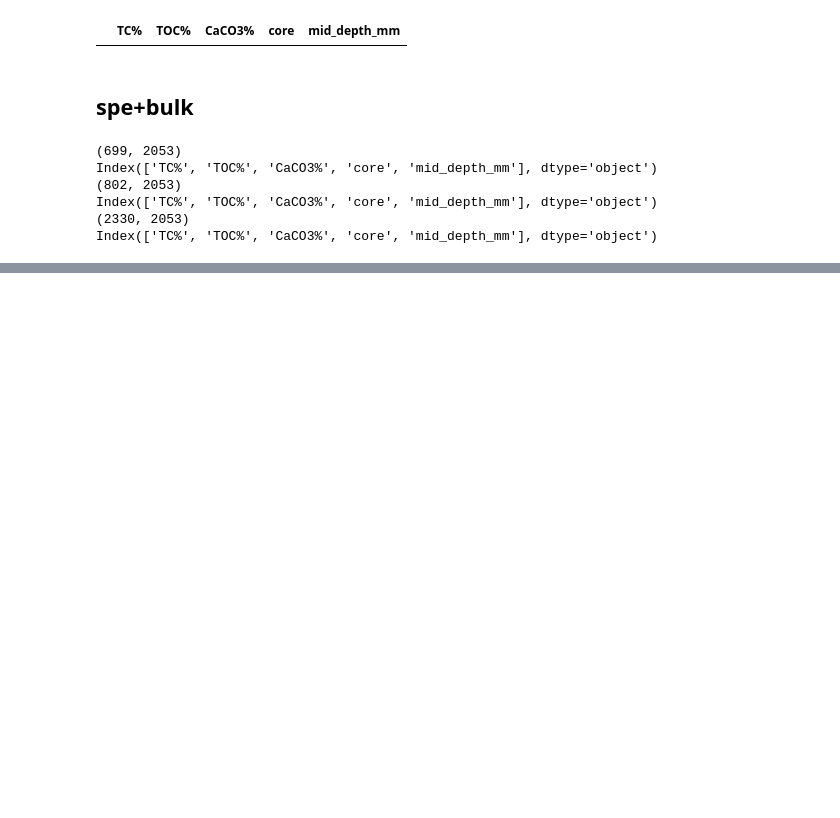
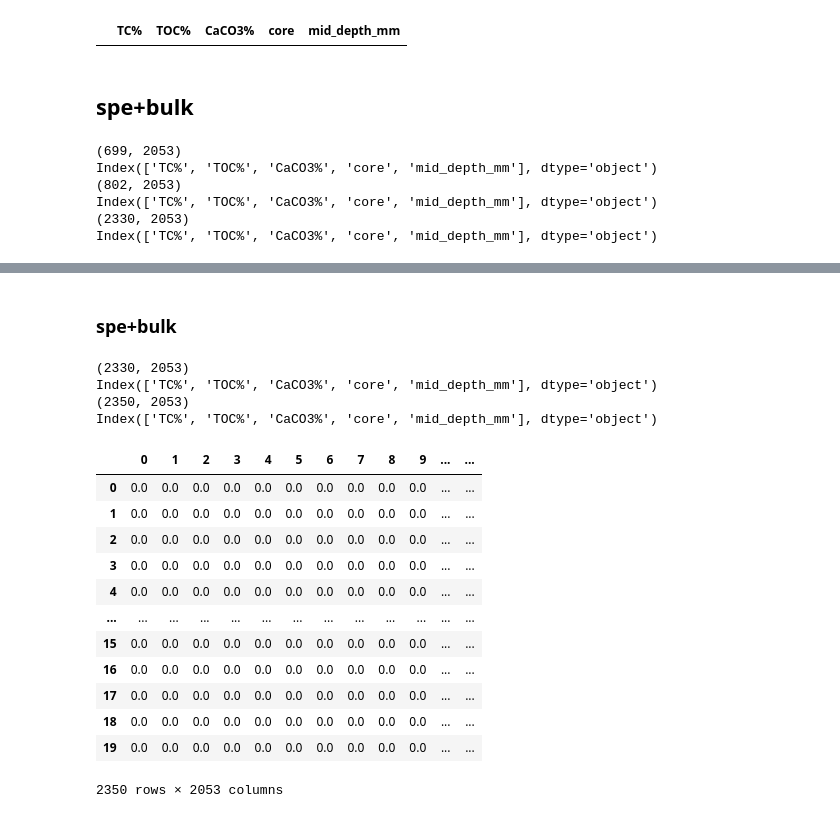
Before and after one commit to dispink/CaCO3_NWP, a Jupyter notebook: build_database_06.ipynb, the cells around one changed output, grey strips where cells are left out. Saved outputs shown, nothing was run; the diff lists cells and outputs as text; code cells hidden in the pictures; blank space fills up the shorter version.

Commit message:
Include SO202-37-2_rescan to the 20210818 database
Outputs:
spe_dataset_20210818.csv
bulk_dataset_20210818.csv
spe+bulk_dataset_20210818.csv
	modified:   build_database_06.ipynb

```diff
--- a/build_database_06.ipynb
+++ b/build_database_06.ipynb
@@ -860,0 +1184,30 @@ c_df.to_csv('data/spe+bulk_dataset_{}.csv'.format(date))
+# %% [markdown]
+### spe+bulk
+# %%
+c_df = pd.DataFrame()
+for df in [pd.read_csv('data/spe+bulk_dataset_20210818.csv', index_col=0),
+           merge_df]:
+    c_df = pd.concat([c_df, df], join='outer', axis=0)
+    print(c_df.shape)
+    print(c_df.columns[2048:])
+# %% [output]
+(2330, 2053)
+Index(['TC%', 'TOC%', 'CaCO3%', 'core', 'mid_depth_mm'], dtype='object')
+(2350, 2053)
+Index(['TC%', 'TOC%', 'CaCO3%', 'core', 'mid_depth_mm'], dtype='object')
+# %%
+c_df
+# %% [output]
+|  | 0 | 1 | 2 | 3 | 4 | 5 | 6 | 7 | 8 | 9 | ... | ... |
+| 0 | 0.0 | 0.0 | 0.0 | 0.0 | 0.0 | 0.0 | 0.0 | 0.0 | 0.0 | 0.0 | ... | ... |
+| 1 | 0.0 | 0.0 | 0.0 | 0.0 | 0.0 | 0.0 | 0.0 | 0.0 | 0.0 | 0.0 | ... | ... |
+| 2 | 0.0 | 0.0 | 0.0 | 0.0 | 0.0 | 0.0 | 0.0 | 0.0 | 0.0 | 0.0 | ... | ... |
+| 3 | 0.0 | 0.0 | 0.0 | 0.0 | 0.0 | 0.0 | 0.0 | 0.0 | 0.0 | 0.0 | ... | ... |
+| 4 | 0.0 | 0.0 | 0.0 | 0.0 | 0.0 | 0.0 | 0.0 | 0.0 | 0.0 | 0.0 | ... | ... |
+| ... | ... | ... | ... | ... | ... | ... | ... | ... | ... | ... | ... | ... |
+| 15 | 0.0 | 0.0 | 0.0 | 0.0 | 0.0 | 0.0 | 0.0 | 0.0 | 0.0 | 0.0 | ... | ... |
+| 16 | 0.0 | 0.0 | 0.0 | 0.0 | 0.0 | 0.0 | 0.0 | 0.0 | 0.0 | 0.0 | ... | ... |
+| 17 | 0.0 | 0.0 | 0.0 | 0.0 | 0.0 | 0.0 | 0.0 | 0.0 | 0.0 | 0.0 | ... | ... |
+| 18 | 0.0 | 0.0 | 0.0 | 0.0 | 0.0 | 0.0 | 0.0 | 0.0 | 0.0 | 0.0 | ... | ... |
+| 19 | 0.0 | 0.0 | 0.0 | 0.0 | 0.0 | 0.0 | 0.0 | 0.0 | 0.0 | 0.0 | ... | ... |
+2350 rows × 2053 columns
```
Also changed, not shown: parts of 38 cells of this notebook.
